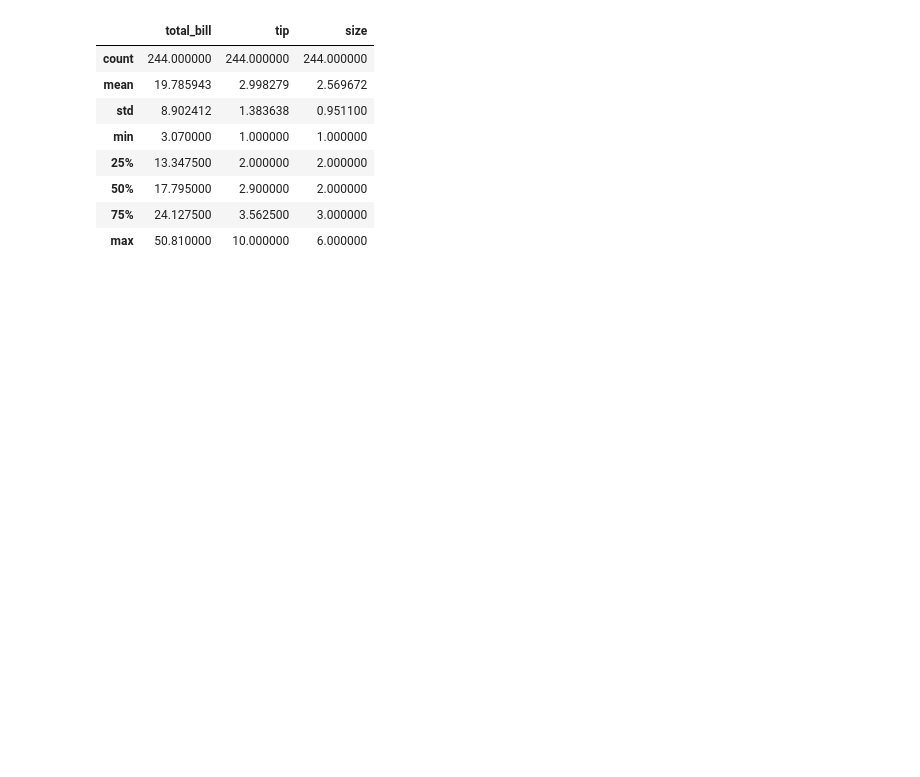
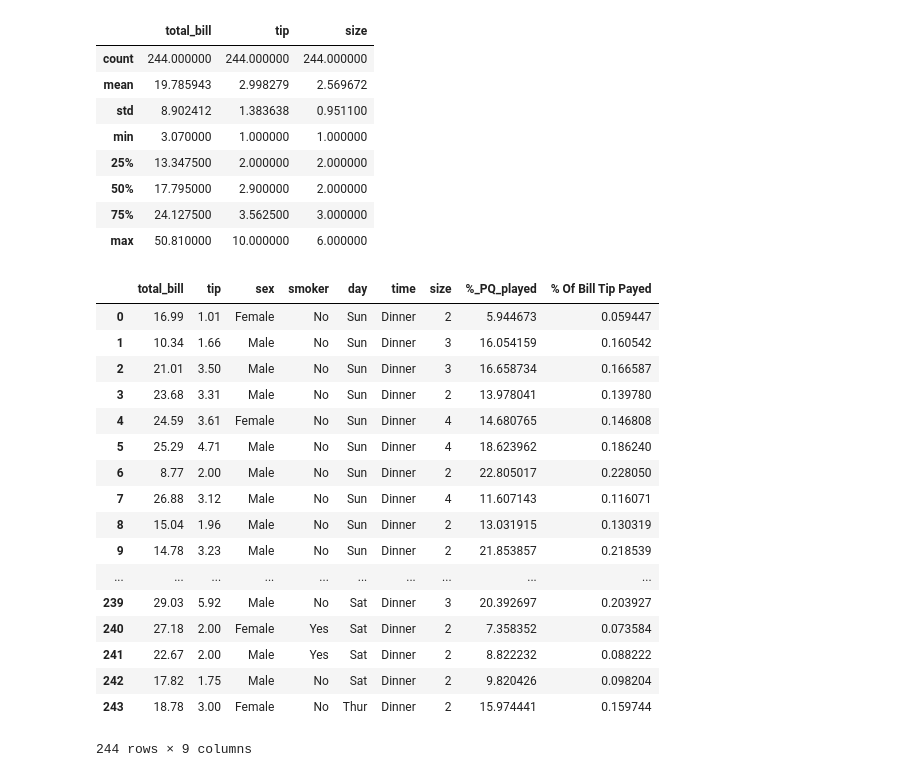
Before and after one commit to LauraBrogan/fundamentals-project-2019, a Jupyter notebook: Fundamentals of Data Analysis Project 2019.ipynb, the cells around one changed output. Cells and saved outputs as stored; diff of their text form; code cells hidden in the pictures; blank space fills up the shorter version.

Commit message:
Trying to calculate what percentage of bill amonut tip was

```diff
--- a/Fundamentals of Data Analysis Project 2019.ipynb
+++ b/Fundamentals of Data Analysis Project 2019.ipynb
@@ -39,3 +38,25 @@ df.describe()
 | 50% | 17.795000 | 2.900000 | 2.000000 |
 | 75% | 24.127500 | 3.562500 | 3.000000 |
 | max | 50.810000 | 10.000000 | 6.000000 |
+# %%
+df['% Of Bill Tip Payed'] = df['tip'] / df['total_bill']
+df
+# %% [output]
+|  | total_bill | tip | sex | smoker | day | time | size | %_PQ_played | % Of Bill Tip Payed |
+| 0 | 16.99 | 1.01 | Female | No | Sun | Dinner | 2 | 5.944673 | 0.059447 |
+| 1 | 10.34 | 1.66 | Male | No | Sun | Dinner | 3 | 16.054159 | 0.160542 |
+| 2 | 21.01 | 3.50 | Male | No | Sun | Dinner | 3 | 16.658734 | 0.166587 |
+| 3 | 23.68 | 3.31 | Male | No | Sun | Dinner | 2 | 13.978041 | 0.139780 |
+| 4 | 24.59 | 3.61 | Female | No | Sun | Dinner | 4 | 14.680765 | 0.146808 |
+| 5 | 25.29 | 4.71 | Male | No | Sun | Dinner | 4 | 18.623962 | 0.186240 |
+| 6 | 8.77 | 2.00 | Male | No | Sun | Dinner | 2 | 22.805017 | 0.228050 |
+| 7 | 26.88 | 3.12 | Male | No | Sun | Dinner | 4 | 11.607143 | 0.116071 |
+| 8 | 15.04 | 1.96 | Male | No | Sun | Dinner | 2 | 13.031915 | 0.130319 |
+| 9 | 14.78 | 3.23 | Male | No | Sun | Dinner | 2 | 21.853857 | 0.218539 |
+| ... | ... | ... | ... | ... | ... | ... | ... | ... | ... |
+| 239 | 29.03 | 5.92 | Male | No | Sat | Dinner | 3 | 20.392697 | 0.203927 |
+| 240 | 27.18 | 2.00 | Female | Yes | Sat | Dinner | 2 | 7.358352 | 0.073584 |
+| 241 | 22.67 | 2.00 | Male | Yes | Sat | Dinner | 2 | 8.822232 | 0.088222 |
+| 242 | 17.82 | 1.75 | Male | No | Sat | Dinner | 2 | 9.820426 | 0.098204 |
+| 243 | 18.78 | 3.00 | Female | No | Thur | Dinner | 2 | 15.974441 | 0.159744 |
+244 rows × 9 columns
```
Also changed, not shown: parts of 1 cell of this notebook.
